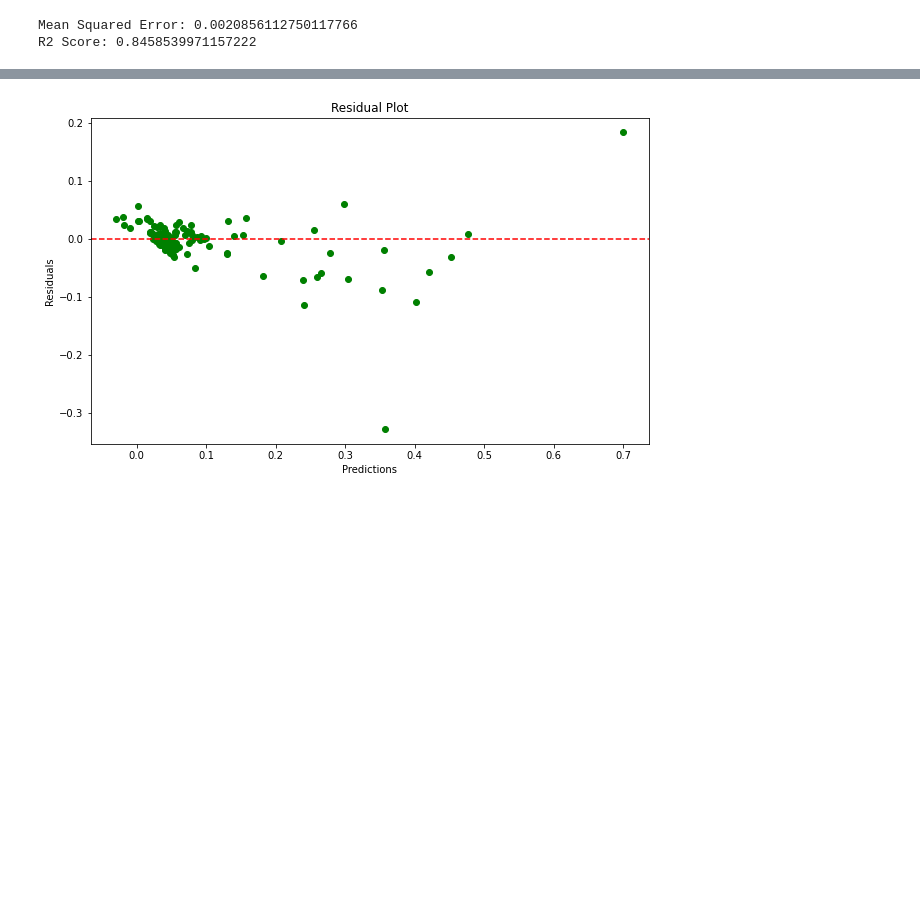
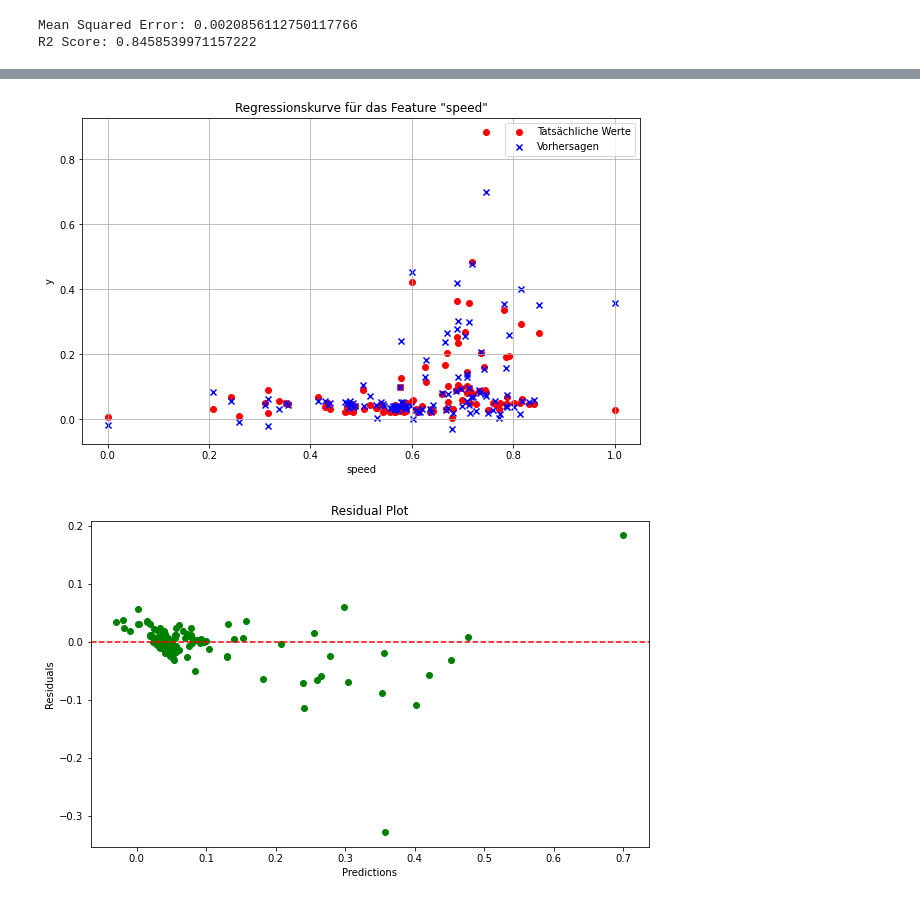
Before and after one commit to ruslanadilgereev/DHBW, a Jupyter notebook: T3M40507_Maschinelles_Lernen_und_Computational Intelligence/ML_Project_A/cycling_data.ipynb, the cells around one changed output, grey strips where cells are left out. Drawn from its saved outputs; the diff is of its cells as text; code cells hidden in the pictures; blank space fills up the shorter version.

```diff
--- a/T3M40507_Maschinelles_Lernen_und_Computational Intelligence/ML_Project_A/cycling_data.ipynb
+++ b/T3M40507_Maschinelles_Lernen_und_Computational Intelligence/ML_Project_A/cycling_data.ipynb
@@ -217,3 +230,16 @@ R2 Score: 0.8458539971157222
+# %%
+# Darstellung der Regressionskurve und der tatsächlichen Datenpunkte für das Feature "speed"
+plt.figure(figsize=(10, 6))
+plt.scatter(X_val["speed"], y_val, color='red', label='Tatsächliche Werte')
+plt.scatter(X_val["speed"], y_pred, color='blue', marker='x', label='Vorhersagen')
+plt.title('Regressionskurve für das Feature "speed"')
+plt.xlabel('speed')
+plt.ylabel('y')
+plt.legend()
+plt.grid(True)
+plt.show()
+# %% [output]
+[figure, added]
 # %%
 # Residualplot
 residuals = y_val - y_pred
```
Also changed, not shown: parts of 1 cell of this notebook.
